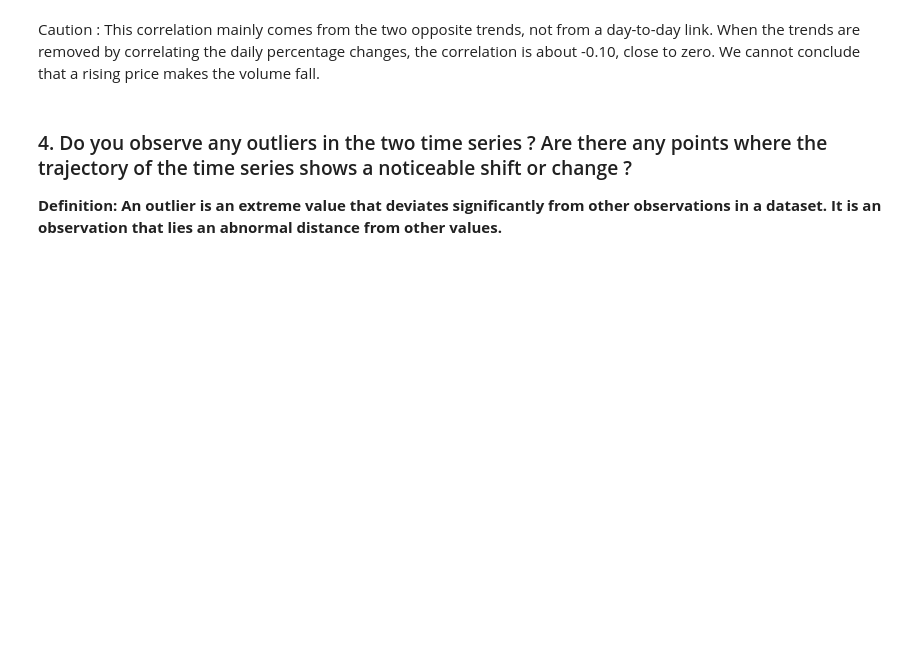
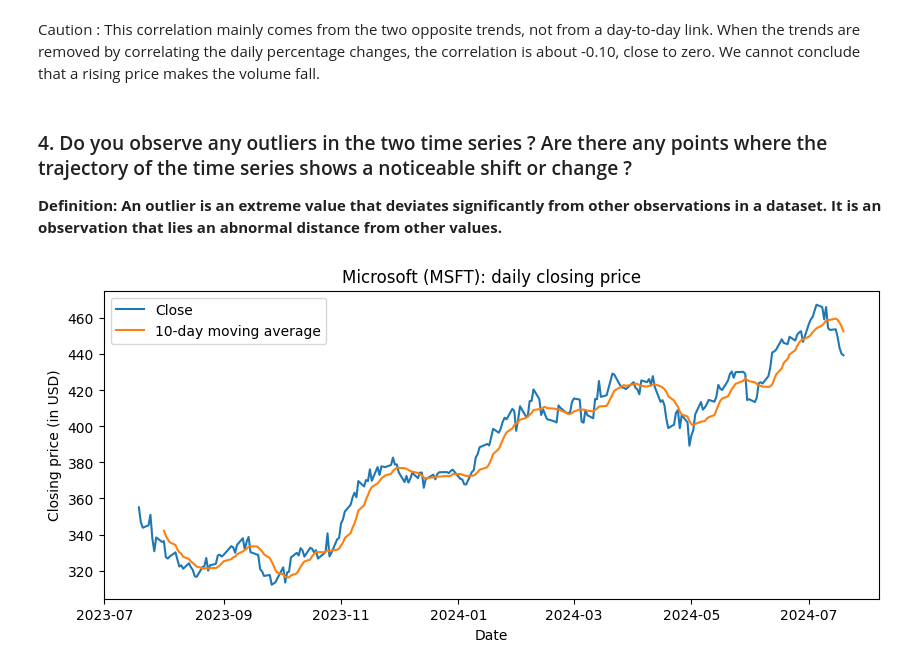
Before and after one commit to maramgueye/datascience_with_python, a Jupyter notebook: Final_Assessment_Gueye_Maram_studentID.ipynb, the cells around one changed output. Drawn from its saved outputs; the diff is of its cells as text; code cells hidden in the pictures; blank space fills up the shorter version.

```diff
--- a/Final_Assessment_Gueye_Maram_studentID.ipynb
+++ b/Final_Assessment_Gueye_Maram_studentID.ipynb
@@ -606,3 +631,14 @@ Caution : This correlation mainly comes from the two opposite trends, not from a
 ### 4. Do you observe any outliers in the two time series ? Are there any points where the trajectory of the time series shows a noticeable shift or change ?
 **Definition: An outlier is an extreme value that deviates significantly from other observations in a dataset. It is
 an observation that lies an abnormal distance from other values.**
+# %%
+plt.figure(figsize=(10, 4))
+plt.plot(datamsft['Close'], label='Close')
+plt.plot(datamsft['Close_10'], label='10-day moving average')
+plt.xlabel('Date')
+plt.ylabel('Closing price (in USD)')
+plt.title('Microsoft (MSFT): daily closing price')
+plt.legend()
+plt.show()
+# %% [output]
+[figure, added]
```
Also changed, not shown: parts of 9 cells of this notebook.
